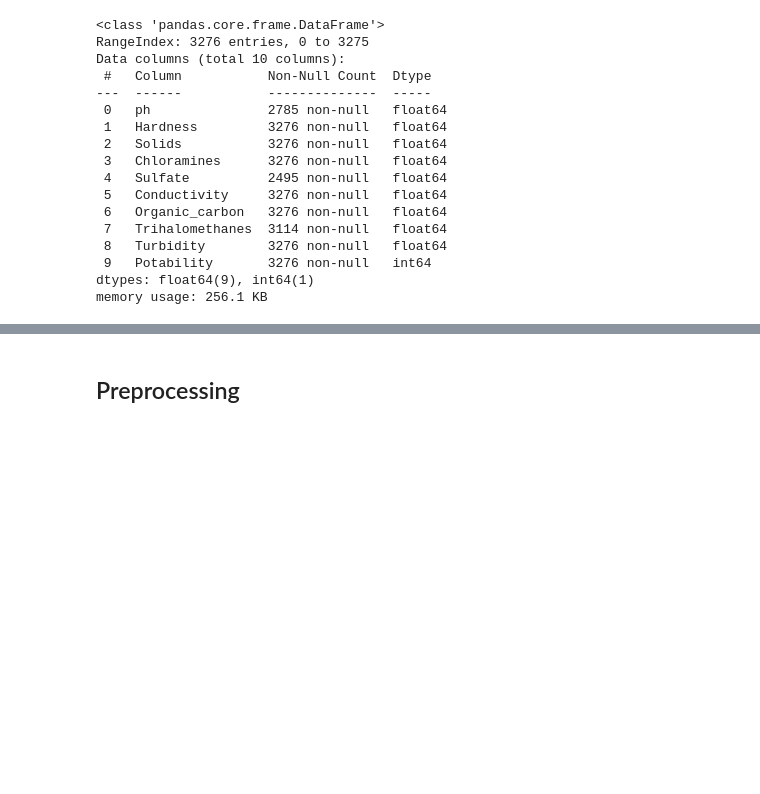
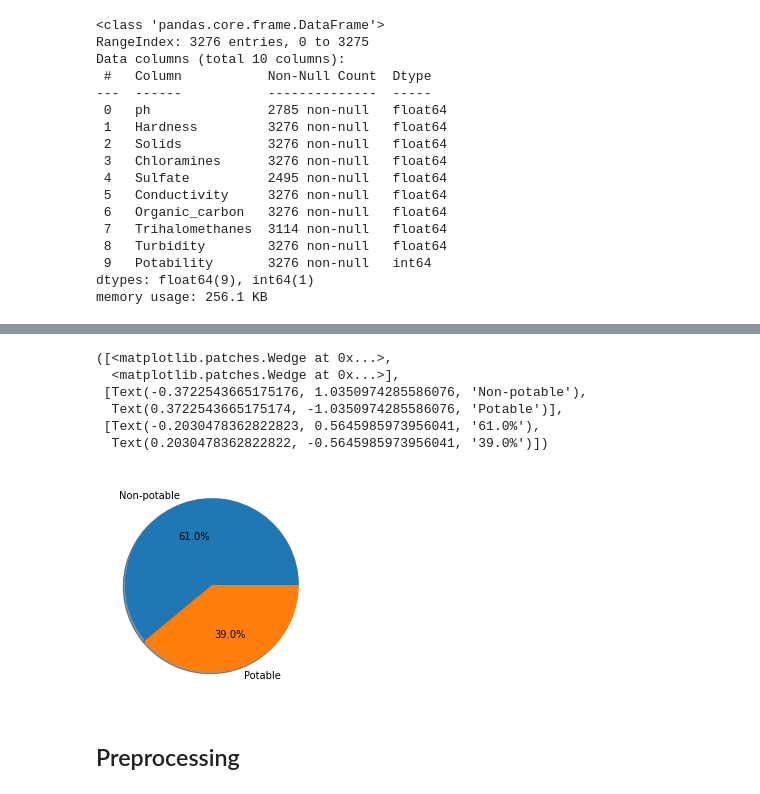
Before and after one commit to ghoumbadji/water-potability-checker, a Jupyter notebook: src/WaterPotability.ipynb, the cells around one changed output, grey strips where cells are left out. Cells and saved outputs as stored; diff of their text form; code cells hidden in the pictures; blank space fills up the shorter version.

```diff
--- a/src/WaterPotability.ipynb
+++ b/src/WaterPotability.ipynb
@@ -53,0 +91,13 @@ for i in range(10):
+# %%
+#waterdf['Potability'].plot.pie(autopct='%.1f%%')
+labels = ['Non-potable', 'Potable']
+sizes =  [waterdf['Potability'].value_counts()[0], waterdf['Potability'].value_counts()[1]]
+plt.pie(sizes, labels=labels, autopct='%1.1f%%', shadow=True)
+# %% [output]
+([<matplotlib.patches.Wedge at 0x...>,
+  <matplotlib.patches.Wedge at 0x...>],
+ [Text(-0.3722543665175176, 1.0350974285586076, 'Non-potable'),
+  Text(0.3722543665175174, -1.0350974285586076, 'Potable')],
+ [Text(-0.2030478362822823, 0.5645985973956041, '61.0%'),
+  Text(0.2030478362822822, -0.5645985973956041, '39.0%')])
+[figure, added]
```
Also changed, not shown: parts of 26 cells of this notebook.
